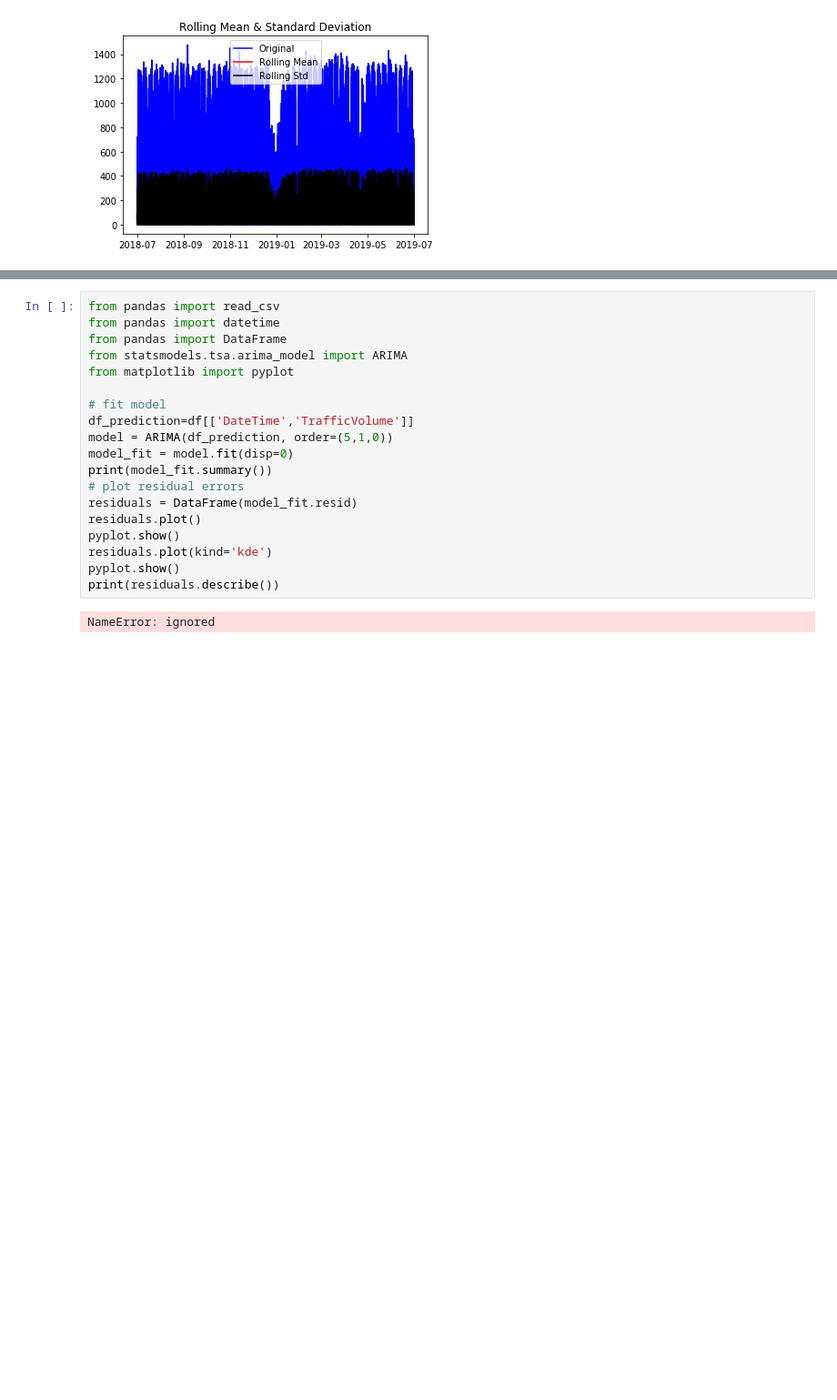
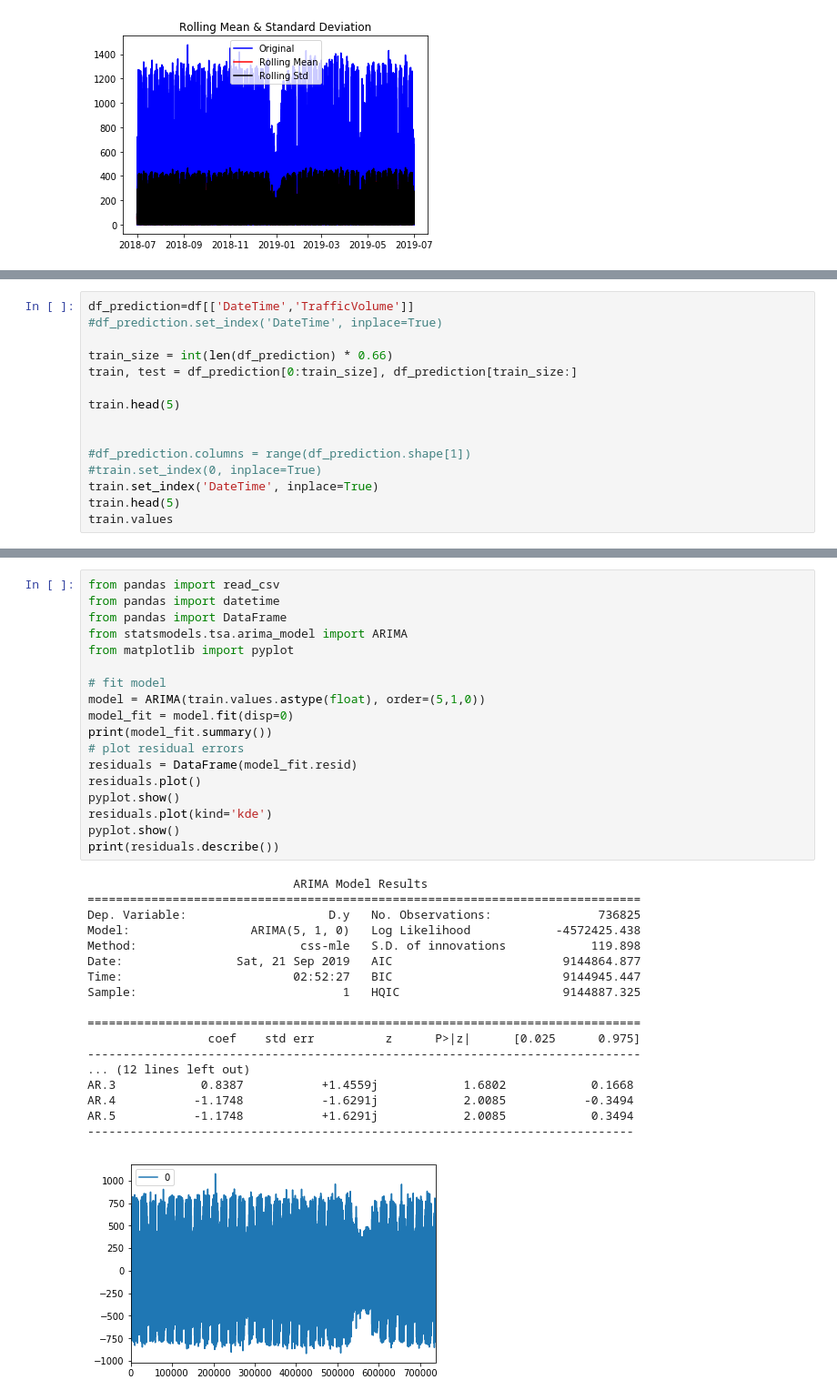
Before and after one commit to hrai/-M4-Data-Analysis, a Jupyter notebook: Assignment_2.ipynb, the cells around one changed output, grey strips where cells are left out. Shown at 91% size. Saved outputs shown, nothing was run; the diff lists cells and outputs as text; blank space fills up the shorter version.

Commit message:
Created model

```diff
--- a/Assignment_2.ipynb
+++ b/Assignment_2.ipynb
@@ -313,0 +322,15 @@ test_stationarity_of_timeseries(df_stationarity)
+# %%
+df_prediction=df[['DateTime','TrafficVolume']]
+#df_prediction.set_index('DateTime', inplace=True)
+
+train_size = int(len(df_prediction) * 0.66)
+train, test = df_prediction[0:train_size], df_prediction[train_size:]
+
+train.head(5)
+
+
+#df_prediction.columns = range(df_prediction.shape[1])
+#train.set_index(0, inplace=True)
+train.set_index('DateTime', inplace=True)
+train.head(5)
+train.values
@@ -314,21 +345,37 @@ test_stationarity_of_timeseries(df_stationarity)
 # %%
 from pandas import read_csv
 from pandas import datetime
 from pandas import DataFrame
 from statsmodels.tsa.arima_model import ARIMA
 from matplotlib import pyplot
 
 # fit model
-df_prediction=df[['DateTime','TrafficVolume']]
-model = ARIMA(df_prediction, order=(5,1,0))
+model = ARIMA(train.values.astype(float), order=(5,1,0))
 model_fit = model.fit(disp=0)
 print(model_fit.summary())
 # plot residual errors
 residuals = DataFrame(model_fit.resid)
 residuals.plot()
 pyplot.show()
 residuals.plot(kind='kde')
 pyplot.show()
 print(residuals.describe())
 # %% [output]
-NameError: ignored
+                             ARIMA Model Results
+==============================================================================
+Dep. Variable:                    D.y   No. Observations:               736825
+Model:                 ARIMA(5, 1, 0)   Log Likelihood            -4572425.438
+Method:                       css-mle   S.D. of innovations            119.898
+Date:                Sat, 21 Sep 2019   AIC                        9144864.877
+Time:                        02:52:27   BIC                        9144945.447
+Sample:                             1   HQIC                       9144887.325
+
+==============================================================================
+                 coef    std err          z      P>|z|      [0.025      0.975]
+------------------------------------------------------------------------------
+... (12 lines left out)
+AR.3            0.8387           +1.4559j            1.6802            0.1668
+AR.4           -1.1748           -1.6291j            2.0085           -0.3494
+AR.5           -1.1748           +1.6291j            2.0085            0.3494
+-----------------------------------------------------------------------------
+[figure, added]
```
Also changed, not shown: parts of 6 cells of this notebook.
